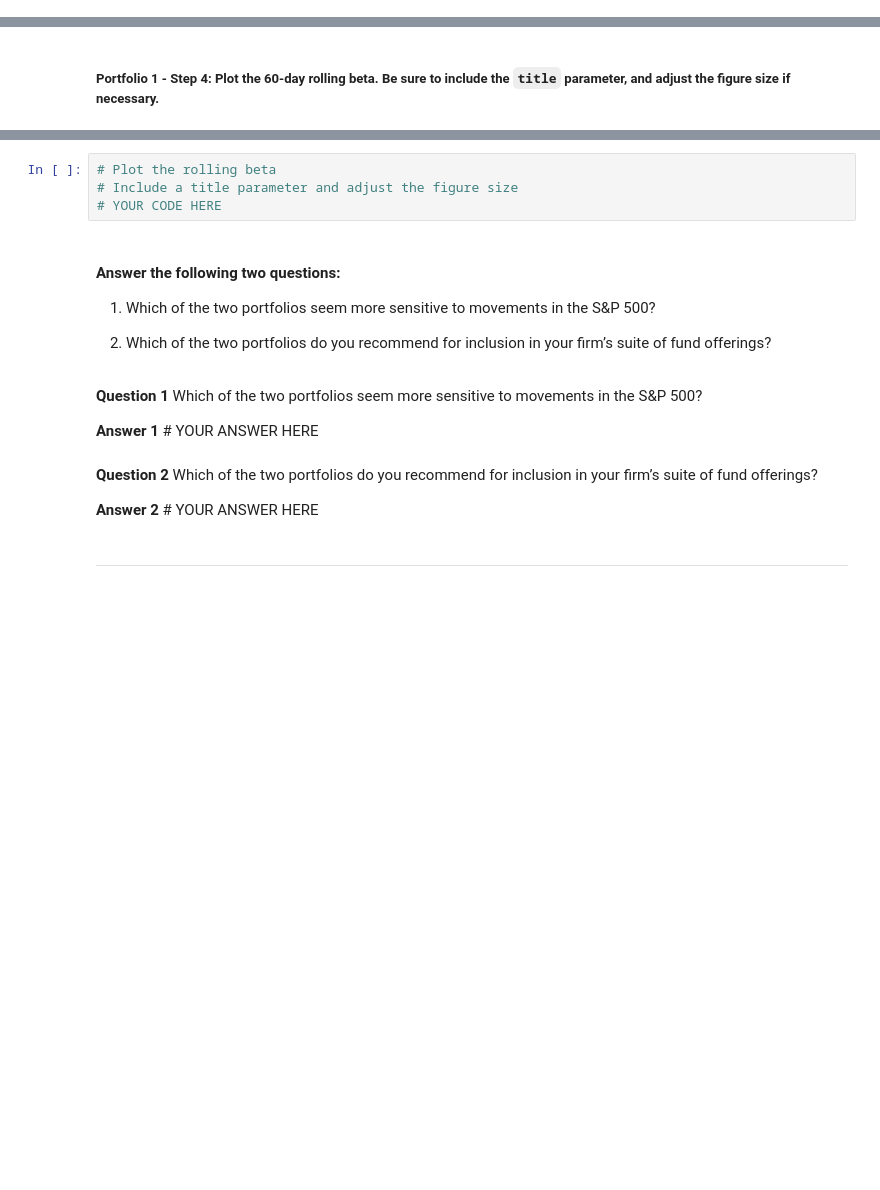
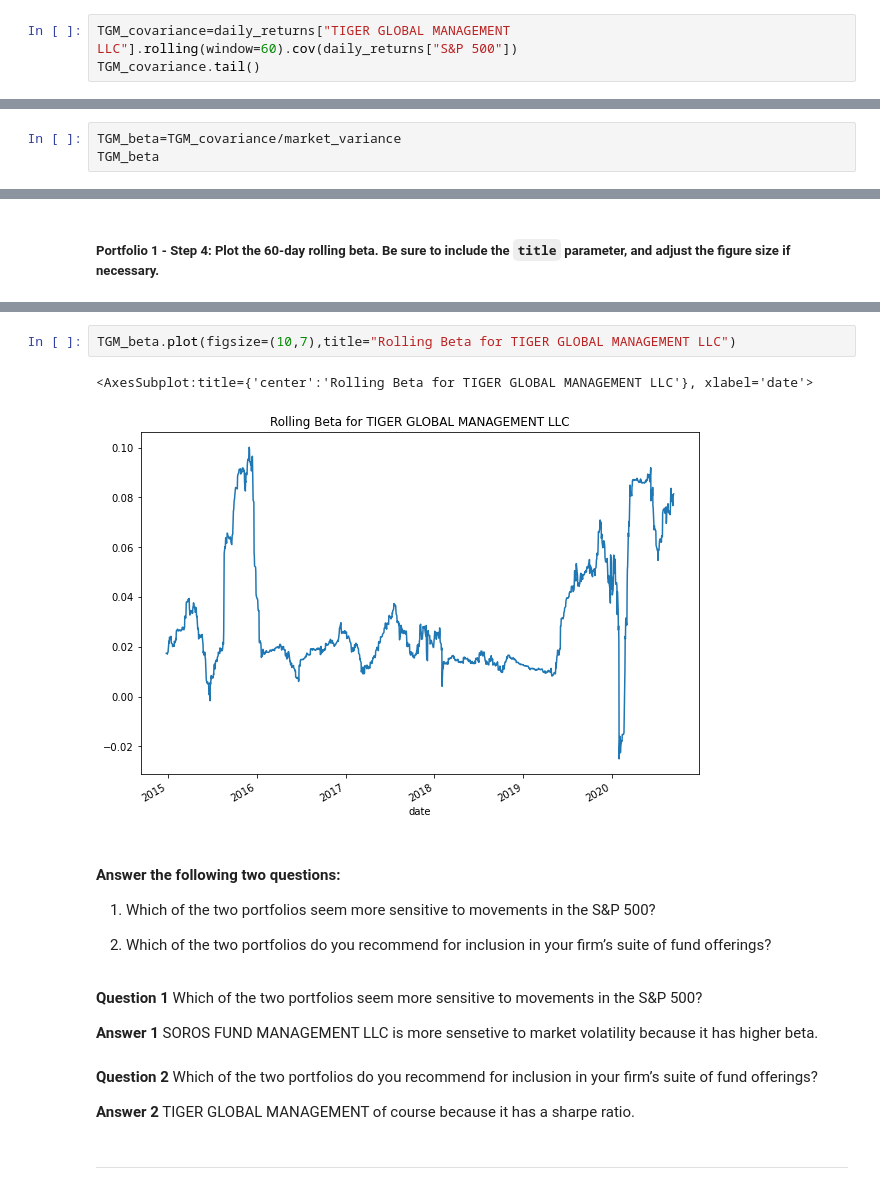
Before and after one commit to srn1358/Portfolio_Risk_and_Return, a Jupyter notebook: risk_return_analysis.ipynb, the cells around one changed output, grey strips where cells are left out. Saved outputs shown, nothing was run; the diff lists cells and outputs as text; blank space fills up the shorter version.

```diff
--- a/risk_return_analysis.ipynb
+++ b/risk_return_analysis.ipynb
@@ -381,0 +420,3 @@ Your analysis is nearing completion. Now, you need to evaluate how the portfolio
+# %%
+TGM_covariance=daily_returns["TIGER GLOBAL MANAGEMENT LLC"].rolling(window=60).cov(daily_returns["S&P 500"])
+TGM_covariance.tail()
@@ -387,0 +452,3 @@ Your analysis is nearing completion. Now, you need to evaluate how the portfolio
+# %%
+TGM_beta=TGM_covariance/market_variance
+TGM_beta
@@ -418,7 +489,8 @@ Your analysis is nearing completion. Now, you need to evaluate how the portfolio
-# %%
-# Plot the rolling beta
-# Include a title parameter and adjust the figure size
-# YOUR CODE HERE
+# %%
+TGM_beta.plot(figsize=(10,7),title="Rolling Beta for TIGER GLOBAL MANAGEMENT LLC")
+# %% [output]
+<AxesSubplot:title={'center':'Rolling Beta for TIGER GLOBAL MANAGEMENT LLC'}, xlabel='date'>
+[figure, added]
 # %% [markdown]
 #### Answer the following two questions:
 
@@ -428,10 +500,10 @@ Your analysis is nearing completion. Now, you need to evaluate how the portfolio
 # %% [markdown]
 **Question 1** Which of the two portfolios seem more sensitive to movements in the S&P 500?
 
-**Answer 1** # YOUR ANSWER HERE
+**Answer 1** SOROS FUND MANAGEMENT LLC is more sensetive to market volatility because it has higher beta.
 # %% [markdown]
 **Question 2** Which of the two portfolios do you recommend for inclusion in your firm’s suite of fund offerings?
 
-**Answer 2** # YOUR ANSWER HERE
+**Answer 2** TIGER GLOBAL MANAGEMENT of course because it has a sharpe ratio.
 # %% [markdown]
 ---
```
Also changed, not shown: parts of 19 cells of this notebook.
